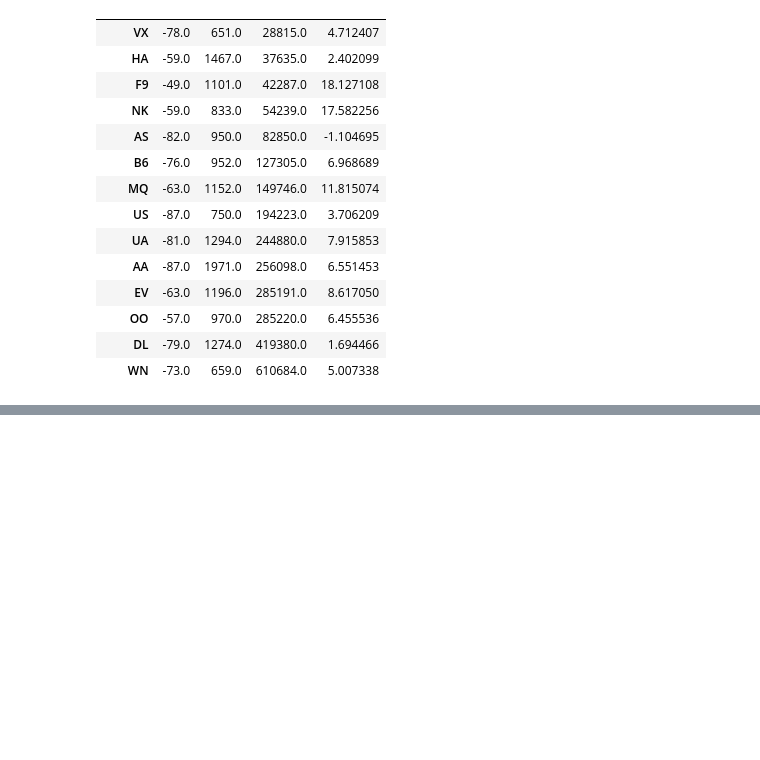
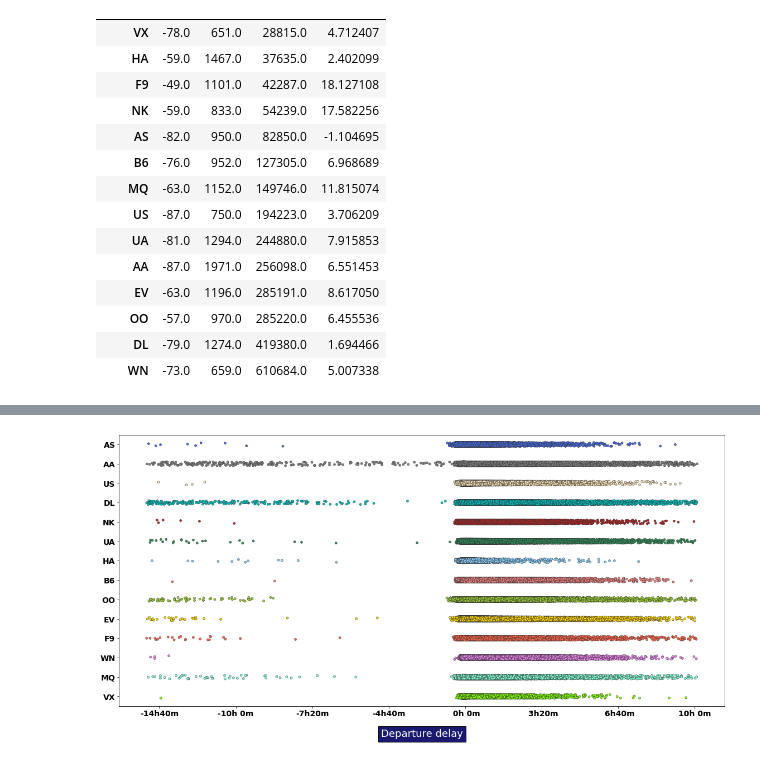
Before and after one commit to hpv200/AML-Project, a Jupyter notebook: Visualizations.ipynb, the cells around one changed output, grey strips where cells are left out. Saved outputs shown, nothing was run; the diff lists cells and outputs as text; code cells hidden in the pictures; blank space fills up the shorter version.

```diff
--- a/Visualizations.ipynb
+++ b/Visualizations.ipynb
@@ -126,0 +170,28 @@ plt.tight_layout(w_pad=3)
+# %%
+from matplotlib.gridspec import GridSpec
+
+delays = new_data.loc[:, ['AIRLINE', 'DELAYED_DEPARTURE']]
+
+colors = ['royalblue', 'grey', 'wheat', 'c', 'firebrick', 'seagreen', 'lightskyblue',
+          'lightcoral', 'yellowgreen', 'gold', 'tomato', 'violet', 'aquamarine', 'chartreuse']
+
+fig = plt.figure(1, figsize=(16,15))
+gs=GridSpec(2,2)
+ax3=fig.add_subplot(gs[1,:])
+
+
+
+ax3 = sns.stripplot(y="AIRLINE", x="DELAYED_DEPARTURE", size = 4, palette = colors,
+                    data=delays, linewidth = 0.5,  jitter=True)
+plt.setp(ax3.get_xticklabels(), fontsize=14)
+plt.setp(ax3.get_yticklabels(), fontsize=14)
+ax3.set_xticklabels(['{:2.0f}h{:2.0f}m'.format(*[int(y) for y in divmod(x,60)])
+                         for x in ax3.get_xticks()])
+plt.xlabel('Departure delay', fontsize=18, bbox={'facecolor':'midnightblue', 'pad':5},
+           color='w', labelpad=20)
+ax3.yaxis.label.set_visible(False)
+
+plt.tight_layout(w_pad=3)
+plt.savefig('striplot_departure_delay.png')
+# %% [output]
+[figure, added]
```
Also changed, not shown: parts of 13 cells of this notebook.
